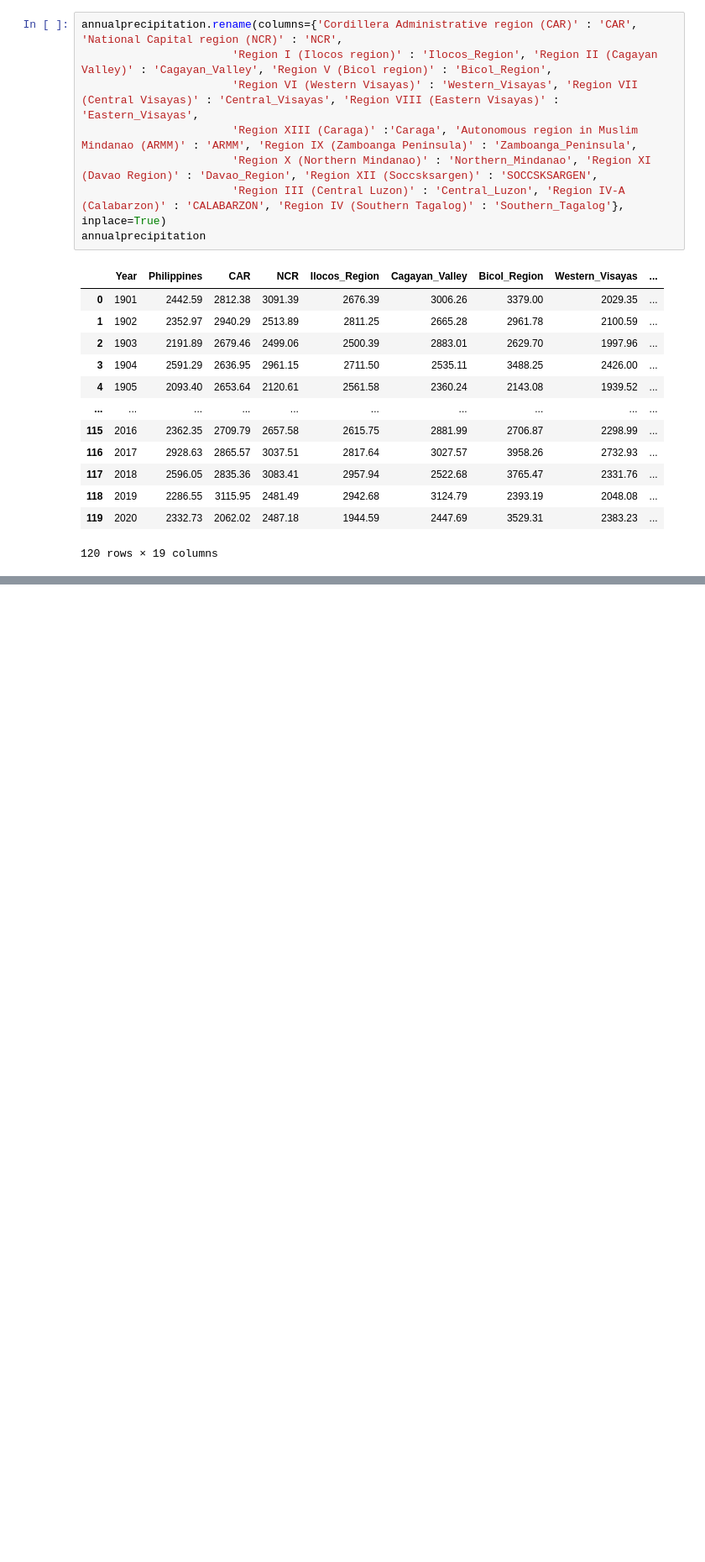
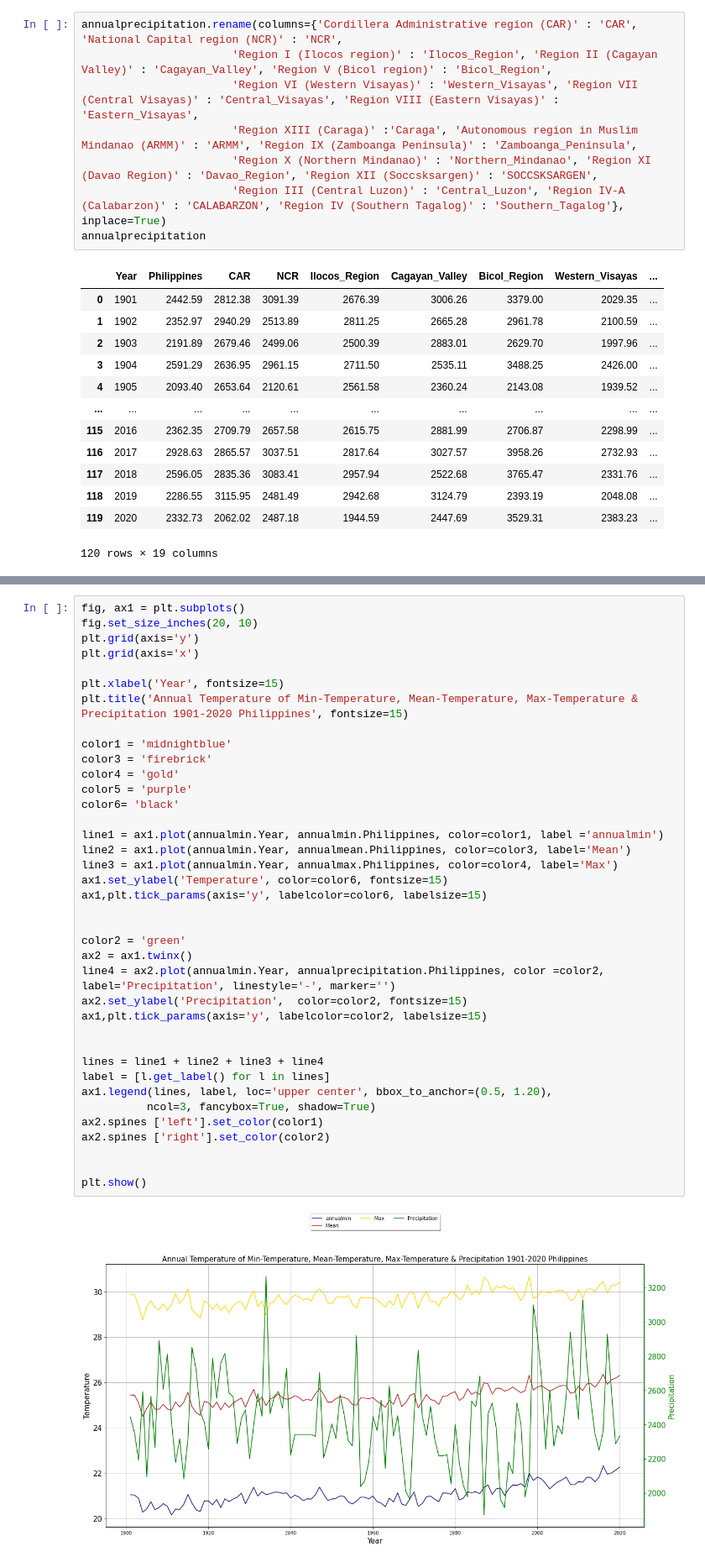
Before and after one commit to edbertocampo/Analytics-Techniques-and-Tools-Proposal-, a Jupyter notebook: Climate_Change_in_the_Philippines_through_the_Years.ipynb, the cells around one changed output, grey strips where cells are left out. Shown at 84% size. Saved outputs shown, nothing was run; the diff lists cells and outputs as text; blank space fills up the shorter version.

Commit message:
Added a code for the annual Temperature and Precipitation

```diff
--- a/Climate_Change_in_the_Philippines_through_the_Years.ipynb
+++ b/Climate_Change_in_the_Philippines_through_the_Years.ipynb
@@ -137,0 +140,40 @@ annualprecipitation
+# %%
+fig, ax1 = plt.subplots()
+fig.set_size_inches(20, 10)
+plt.grid(axis='y')
+plt.grid(axis='x')
+
+plt.xlabel('Year', fontsize=15)
+plt.title('Annual Temperature of Min-Temperature, Mean-Temperature, Max-Temperature & Precipitation 1901-2020 Philippines', fontsize=15)
+
+color1 = 'midnightblue'
+color3 = 'firebrick'
+color4 = 'gold'
+color5 = 'purple'
+color6= 'black'
+
+line1 = ax1.plot(annualmin.Year, annualmin.Philippines, color=color1, label ='annualmin')
+line2 = ax1.plot(annualmin.Year, annualmean.Philippines, color=color3, label='Mean')
+line3 = ax1.plot(annualmin.Year, annualmax.Philippines, color=color4, label='Max')
+ax1.set_ylabel('Temperature', color=color6, fontsize=15)
+ax1,plt.tick_params(axis='y', labelcolor=color6, labelsize=15)
+
+
+color2 = 'green'
+ax2 = ax1.twinx()
+line4 = ax2.plot(annualmin.Year, annualprecipitation.Philippines, color =color2, label='Precipitation', linestyle='-', marker='')
+ax2.set_ylabel('Precipitation',  color=color2, fontsize=15)
+ax1,plt.tick_params(axis='y', labelcolor=color2, labelsize=15)
+
+
+lines = line1 + line2 + line3 + line4
+label = [l.get_label() for l in lines]
+ax1.legend(lines, label, loc='upper center', bbox_to_anchor=(0.5, 1.20),
+          ncol=3, fancybox=True, shadow=True)
+ax2.spines ['left'].set_color(color1)
+ax2.spines ['right'].set_color(color2)
+
+
+plt.show()
+# %% [output]
+[figure, added]
```
Also changed, not shown: parts of 1 cell of this notebook.
